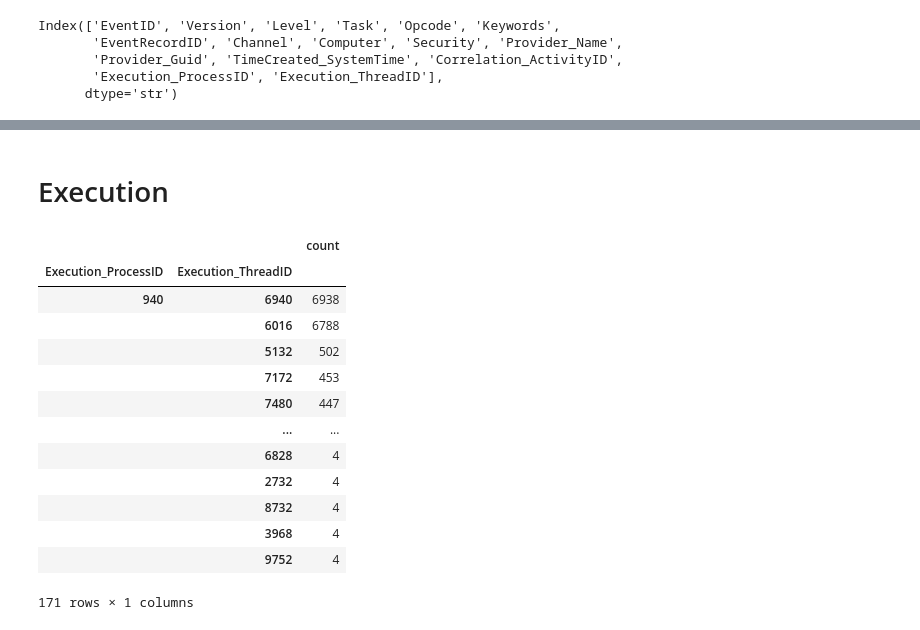
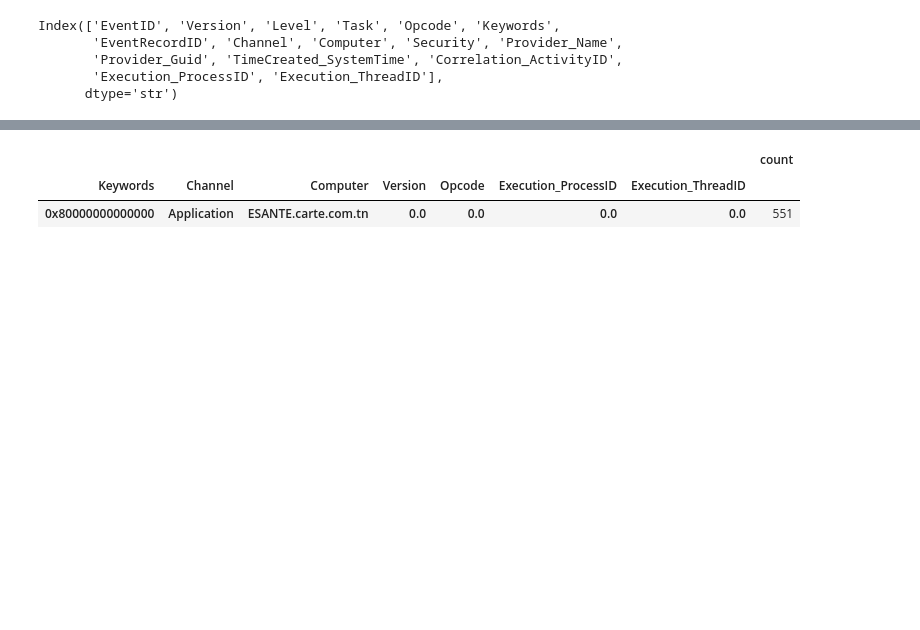
Before and after one commit to aobh2763/anomalyzer, a Jupyter notebook: notebooks/02_system_exploration_application.ipynb, the cells around one changed output, grey strips where cells are left out. Drawn from its saved outputs; the diff is of its cells as text; code cells hidden in the pictures; blank space fills up the shorter version.

```diff
--- a/notebooks/02_system_exploration_application.ipynb
+++ b/notebooks/02_system_exploration_application.ipynb
@@ -239,21 +140,10 @@ corr_comparison_df
-# %% [markdown]
-# Execution
 # %%
-execution_df = pd.DataFrame(system_df[['Execution_ProcessID', 'Execution_ThreadID']].value_counts())
+constants_df = pd.DataFrame(system_df[['Keywords', 'Channel', 'Computer', 'Version', 'Opcode', 'Execution_ProcessID', 'Execution_ThreadID']].value_counts())
 
-execution_df
+constants_df.to_csv(output_path / "constants.csv")
+
+constants_df
 # %% [output]
-|  |  | count |
-| Execution_ProcessID | Execution_ThreadID |  |
-| 940 | 6940 | 6938 |
-|  | 6016 | 6788 |
-|  | 5132 | 502 |
-|  | 7172 | 453 |
-|  | 7480 | 447 |
-|  | ... | ... |
-|  | 6828 | 4 |
-|  | 2732 | 4 |
-|  | 8732 | 4 |
-|  | 3968 | 4 |
-|  | 9752 | 4 |
+|  |  |  |  |  |  |  | count |
+| Keywords | Channel | Computer | Version | Opcode | Execution_ProcessID | Execution_ThreadID |  |
+| 0x80000000000000 | Application | ESANTE.carte.com.tn | 0.0 | 0.0 | 0.0 | 0.0 | 551 |
-171 rows × 1 columns
```
Also changed, not shown: parts of 24 cells of this notebook, 4 other files.
